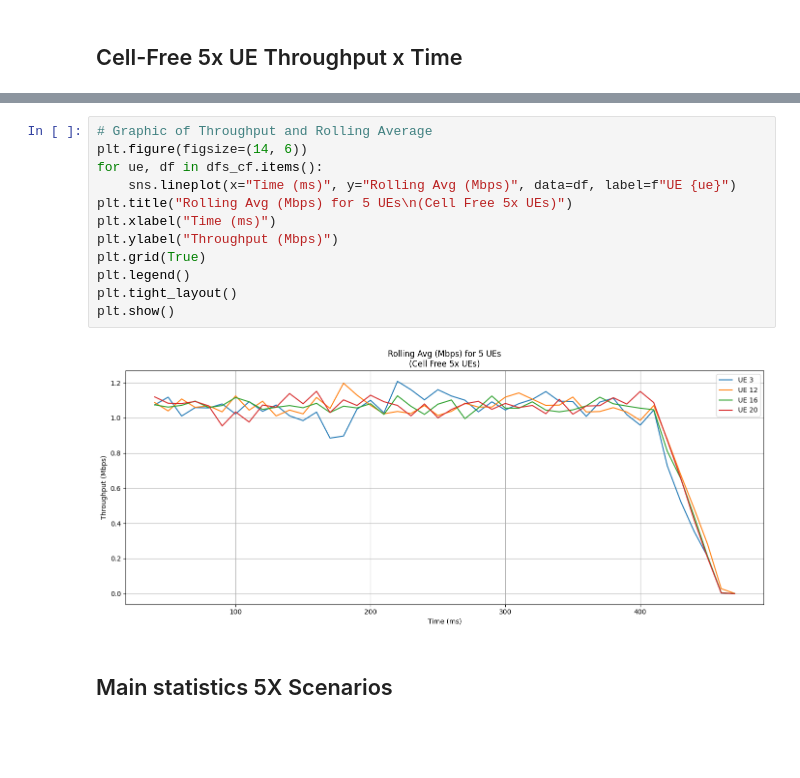
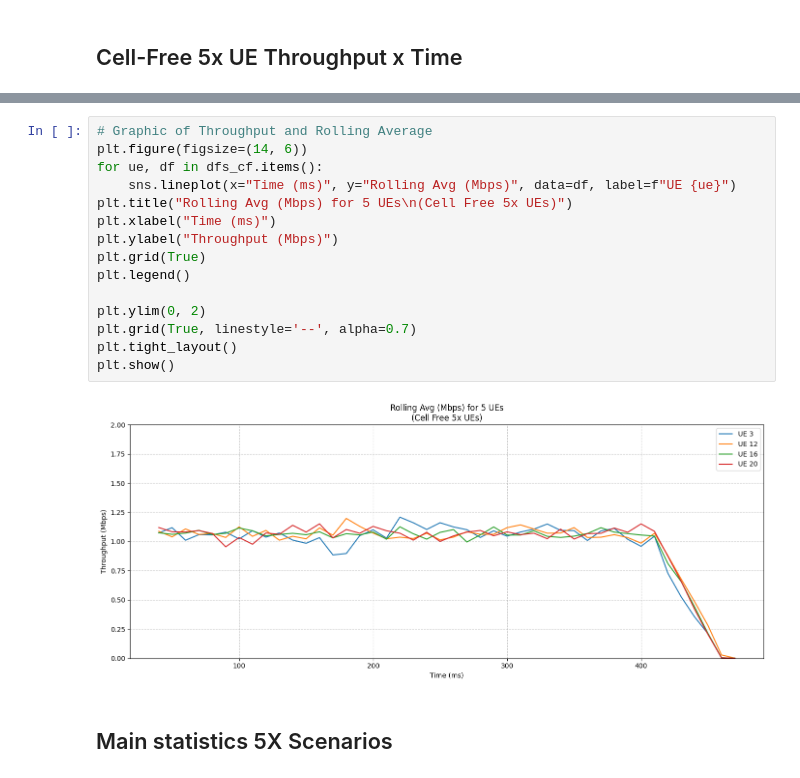
Before and after one commit to Surpr1se0/OAI-tests, a Jupyter notebook: scripts/5-ue-cb.ipynb, the cells around one changed output, grey strips where cells are left out. Saved outputs shown, nothing was run; the diff lists cells and outputs as text; blank space fills up the shorter version.

```diff
--- a/scripts/5-ue-cb.ipynb
+++ b/scripts/5-ue-cb.ipynb
@@ -115,17 +124,20 @@ plt.show()
 # %%
 # Graphic of Throughput and Rolling Average
 plt.figure(figsize=(14, 6))
 for ue, df in dfs_cf.items():
     sns.lineplot(x="Time (ms)", y="Rolling Avg (Mbps)", data=df, label=f"UE {ue}")
 plt.title("Rolling Avg (Mbps) for 5 UEs\n(Cell Free 5x UEs)")
 plt.xlabel("Time (ms)")
 plt.ylabel("Throughput (Mbps)")
 plt.grid(True)
 plt.legend()
+
+plt.ylim(0, 2)
+plt.grid(True, linestyle='--', alpha=0.7)
 plt.tight_layout()
 plt.show()
 # %% [output]
-[figure, old version]
+[figure, new version]
 # %% [markdown]
 ## Main statistics 5X Scenarios
 # %% [markdown]
```
Also changed, not shown: parts of 4 cells of this notebook.
